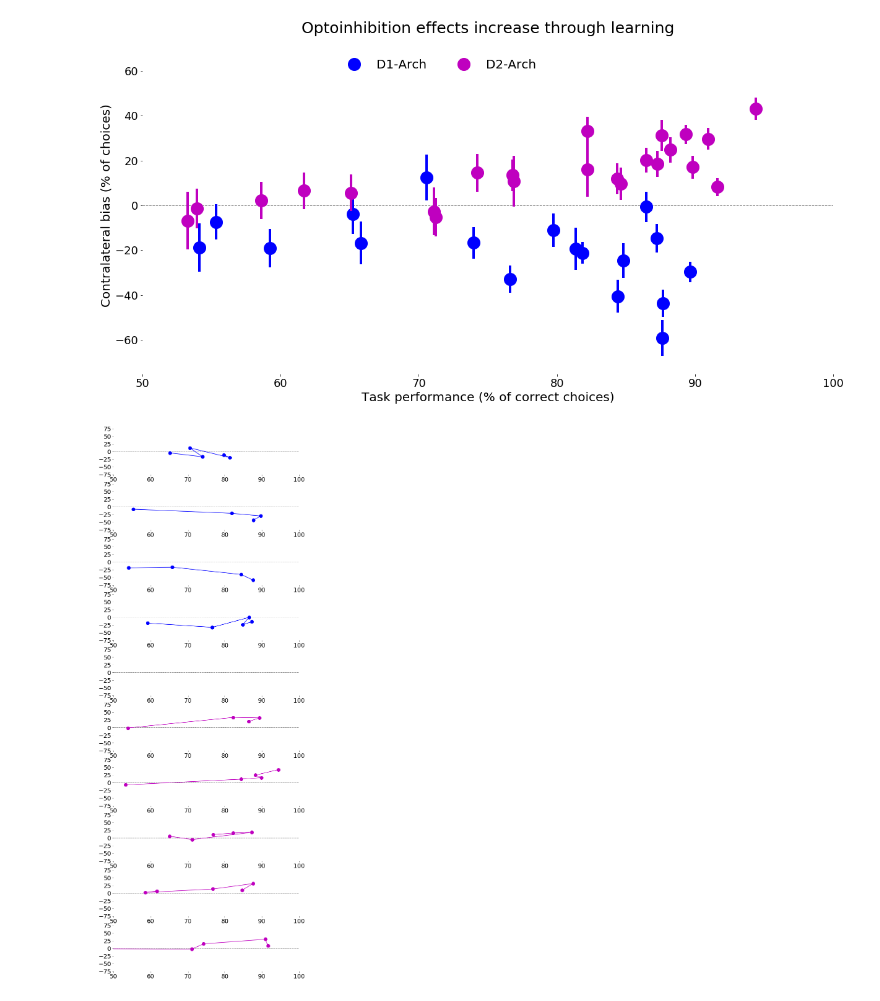
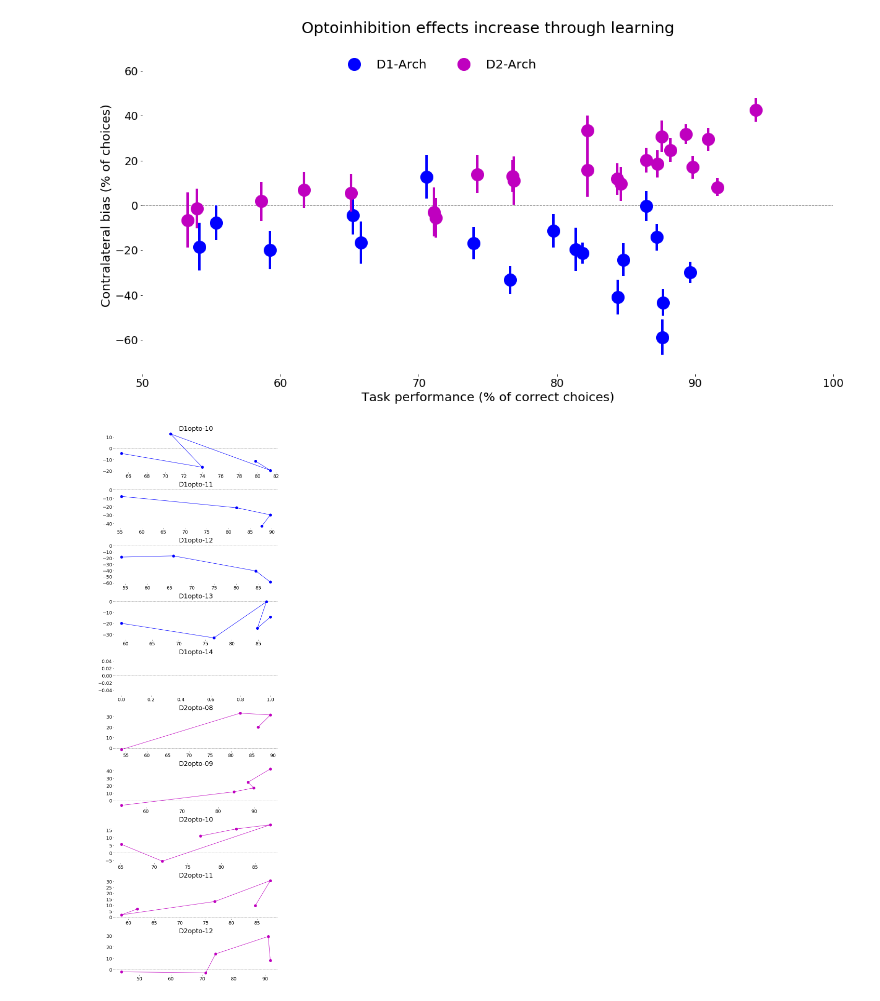
Before and after one commit to HernandoMV/BehaviouralAnalysis, a Jupyter notebook: Optoinhibition_through_learning.ipynb, the cells around one changed output. Drawn from its saved outputs; the diff is of its cells as text; code cells hidden in the pictures.

```diff
--- a/Optoinhibition_through_learning.ipynb
+++ b/Optoinhibition_through_learning.ipynb
@@ -376,6 +371,11 @@ for session in pd.unique(random_opto_df['SessionID']):
 # %%
 # save the dataframe
 random_opto_df.to_pickle(outputDir + output_directory_name + '_random-opto_dataframe.pkl')
+# %%
+# reselect dates as above
+dates_in_format = [' '.join(x.split(' ')[1:]) for x in random_opto_df.SessionID.values]
+dates_in_format_mask = [item in selected_dates for item in dates_in_format]
+random_opto_df = random_opto_df[dates_in_format_mask]
 # %%
 # replot the above
 
@@ -516,34 +516,36 @@ for an_c, animal in enumerate(animals):
             g_idx = genotypes.index(genot)
             gfl = labels_for_legend[g_idx]
 
     ax.plot(sp_list, cb_list, '.-', ms=20, color=colors[g_idx], alpha = 1, label=gfl)
 
     #beautify the plot
-    ax.set_ylim(-75, 75)
-    ax.set_xlim(50, 100)
+#     ax.set_ylim(-75, 75)
+#     ax.set_xlim(50, 100)
 
     # get rid of the frame
     for spine in ax.spines.values():
         spine.set_visible(False)
 
     # set labels
 #     ax.set_ylabel('Contralateral bias (% of choices)', fontsize=20)
 #     ax.set_xlabel('Task performance (% of correct choices)', fontsize=20)
-#     ax.set_title('Optoinhibition effects increase through learning', fontsize=25)
+    ax.set_title(animal, fontsize=25)
 
 #     # add legend
 #     handles, labels = ax.get_legend_handles_labels()
 #     by_label = dict(zip(labels, handles))
 #     fig.legend(by_label.values(), by_label.keys(), frameon=False, loc=(.32, .85), ncol=2, fontsize=20)
     # ax.legend()
     for tick in ax.xaxis.get_major_ticks():
         tick.label.set_fontsize(18)
 
     for tick in ax.yaxis.get_major_ticks():
         tick.label.set_fontsize(18)
 
+plt.tight_layout()
+
 plt.savefig(outputDir + output_directory_name + '_bias-through-learning-grouped_expected_side-selected_individual-lines.pdf', transparent=True, bbox_inches='tight')
 
 plt.show()
 # %% [output]
-[figure, old version]
+[figure, new version]
```
Also changed, not shown: parts of 13 cells of this notebook.
